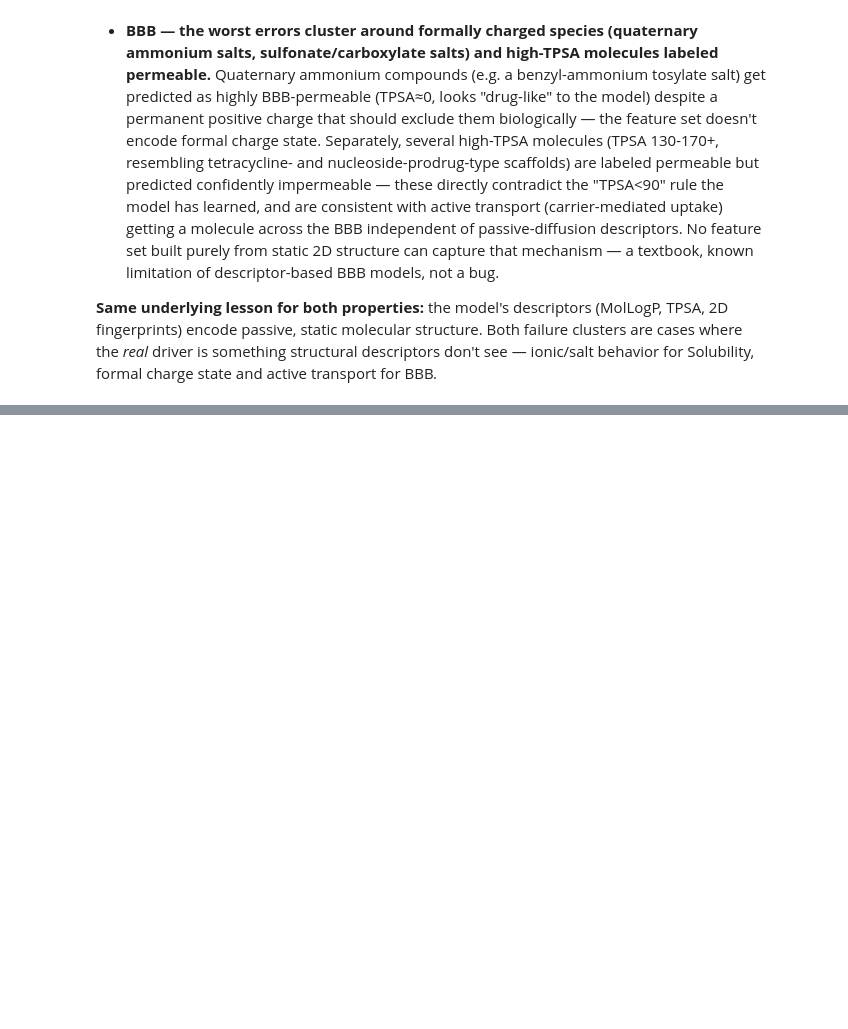
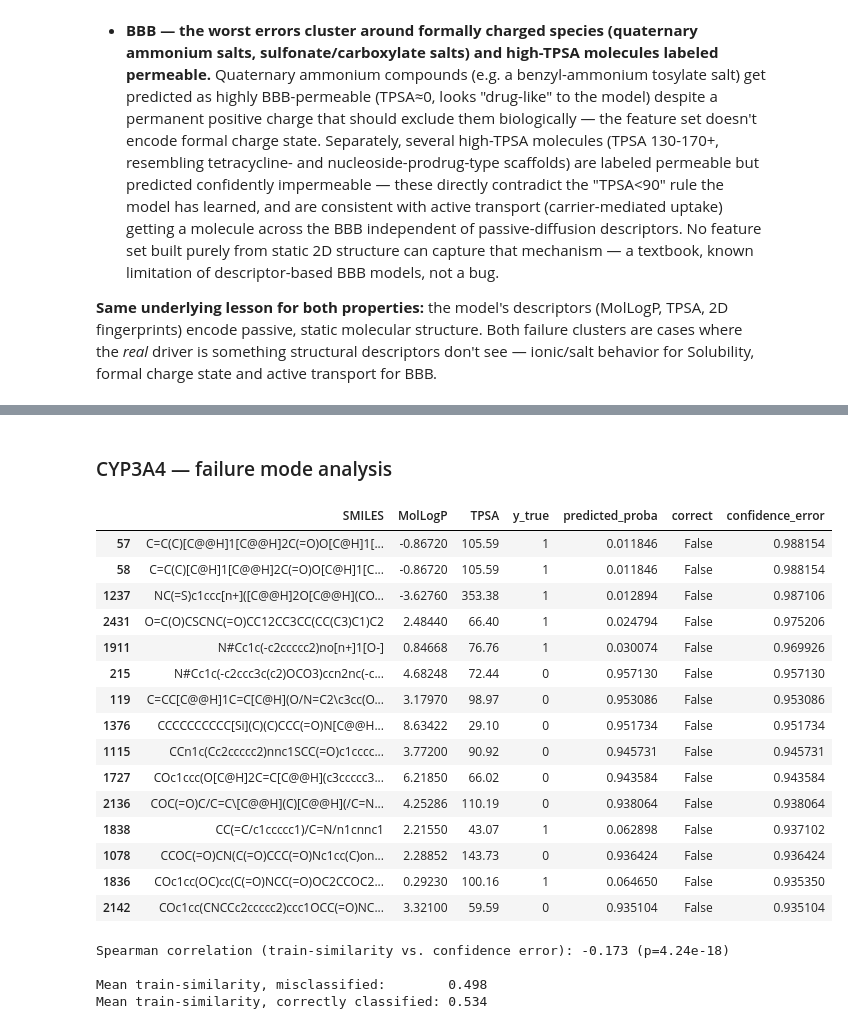
Before and after one commit to tuhinc5203/admet-property-prediction, a Jupyter notebook: Model_Improvement.ipynb, the cells around one changed output, grey strips where cells are left out. Cells and saved outputs as stored; diff of their text form; code cells hidden in the pictures; blank space fills up the shorter version.

```diff
--- a/Model_Improvement.ipynb
+++ b/Model_Improvement.ipynb
@@ -913,0 +1172,22 @@ Mean train-similarity, correctly classified: 0.415
+# %%
+xgb_cyp3a4_search = RandomizedSearchCV(
+    estimator=XGBClassifier(scale_pos_weight=scale_pos_weight_cyp3a4, random_state=42),
+    param_distributions=xgb_param_grid,
+    n_iter=15,
+    cv=GroupKFold(n_splits=5),
+    scoring=proba_auprc,
+    random_state=42,
+    n_jobs=-1,
+)
+xgb_cyp3a4_search.fit(X_cyp3a4_train, y_cyp3a4_train, groups=cyp3a4_groups)
+
+print(f"Best CV AUPRC: {xgb_cyp3a4_search.best_score_:.3f}")
+print(f"Best params: {xgb_cyp3a4_search.best_params_}")
+
+xgb_cyp3a4_tuned_metrics = evaluate_classification(xgb_cyp3a4_search.best_estimator_, X_cyp3a4_test, y_cyp3a4_test)
+xgb_cyp3a4_tuned_metrics['auprc'] = average_precision_score(
+    y_cyp3a4_test, xgb_cyp3a4_search.best_estimator_.predict_proba(X_cyp3a4_test)[:, 1]
+)
+print(f"AUPRC:             {xgb_cyp3a4_tuned_metrics['auprc']:.3f}")
+compare_metrics('CYP3A4: Week 2 RF -> tuned XGBoost', WEEK2_BASELINE['CYP3A4'], xgb_cyp3a4_tuned_metrics)
+compare_metrics('CYP3A4: tuned RF -> tuned XGBoost', rf_cyp3a4_tuned_metrics, xgb_cyp3a4_tuned_metrics)
@@ -913,0 +1237,49 @@ Mean train-similarity, correctly classified: 0.415
+# %% [markdown]
+### CYP3A4 — failure mode analysis
+# %%
+cyp3a4_model = xgb_cyp3a4_search.best_estimator_
+cyp3a4_proba = cyp3a4_model.predict_proba(X_cyp3a4_test)[:, 1]
+cyp3a4_pred = (cyp3a4_proba >= 0.5).astype(int)
+cyp3a4_correct = (cyp3a4_pred == y_cyp3a4_test)
+cyp3a4_conf_error = np.where(y_cyp3a4_test == 1, 1 - cyp3a4_proba, cyp3a4_proba)
+
+cyp3a4_fail_df = pd.DataFrame({
+    'SMILES': cyp3a4_test_df['Drug'].values,
+    'MolLogP': X_cyp3a4_test['MolLogP'].values,
+    'TPSA': X_cyp3a4_test['TPSA'].values,
+    'y_true': y_cyp3a4_test,
+    'predicted_proba': cyp3a4_proba,
+    'correct': cyp3a4_correct,
+    'confidence_error': cyp3a4_conf_error,
+})
+cyp3a4_fail_df.sort_values('confidence_error', ascending=False).head(15)
+# %% [output]
+|  | SMILES | MolLogP | TPSA | y_true | predicted_proba | correct | confidence_error |
+| 57 | C=C(C)[C@@H]1[C@@H]2C(=O)O[C@H]1[... | -0.86720 | 105.59 | 1 | 0.011846 | False | 0.988154 |
+| 58 | C=C(C)[C@H]1[C@@H]2C(=O)O[C@H]1[C... | -0.86720 | 105.59 | 1 | 0.011846 | False | 0.988154 |
+| 1237 | NC(=S)c1ccc[n+]([C@@H]2O[C@@H](CO... | -3.62760 | 353.38 | 1 | 0.012894 | False | 0.987106 |
+| 2431 | O=C(O)CSCNC(=O)CC12CC3CC(CC(C3)C1)C2 | 2.48440 | 66.40 | 1 | 0.024794 | False | 0.975206 |
+| 1911 | N#Cc1c(-c2ccccc2)no[n+]1[O-] | 0.84668 | 76.76 | 1 | 0.030074 | False | 0.969926 |
+| 215 | N#Cc1c(-c2ccc3c(c2)OCO3)ccn2nc(-c... | 4.68248 | 72.44 | 0 | 0.957130 | False | 0.957130 |
+| 119 | C=CC[C@@H]1C=C[C@H](O/N=C2\c3cc(O... | 3.17970 | 98.97 | 0 | 0.953086 | False | 0.953086 |
+| 1376 | CCCCCCCCCC[Si](C)(C)CCC(=O)N[C@@H... | 8.63422 | 29.10 | 0 | 0.951734 | False | 0.951734 |
+| 1115 | CCn1c(Cc2ccccc2)nnc1SCC(=O)c1cccc... | 3.77200 | 90.92 | 0 | 0.945731 | False | 0.945731 |
+| 1727 | COc1ccc(O[C@H]2C=C[C@@H](c3ccccc3... | 6.21850 | 66.02 | 0 | 0.943584 | False | 0.943584 |
+| 2136 | COC(=O)C/C=C\[C@@H](C)[C@@H](/C=N... | 4.25286 | 110.19 | 0 | 0.938064 | False | 0.938064 |
+| 1838 | CC(=C/c1ccccc1)/C=N/n1cnnc1 | 2.21550 | 43.07 | 1 | 0.062898 | False | 0.937102 |
+| 1078 | CCOC(=O)CN(C(=O)CCC(=O)Nc1cc(C)on... | 2.28852 | 143.73 | 0 | 0.936424 | False | 0.936424 |
+| 1836 | COc1cc(OC)cc(C(=O)NCC(=O)OC2CCOC2... | 0.29230 | 100.16 | 1 | 0.064650 | False | 0.935350 |
+| 2142 | COc1cc(CNCCc2ccccc2)ccc1OCC(=O)NC... | 3.32100 | 59.59 | 0 | 0.935104 | False | 0.935104 |
+# %%
+cyp3a4_nn_sim = nn_tanimoto_similarity(X_cyp3a4_test[cyp3a4_fp_cols], X_cyp3a4_train[cyp3a4_fp_cols])
+
+corr, pval = spearmanr(cyp3a4_nn_sim, cyp3a4_conf_error)
+print(f"Spearman correlation (train-similarity vs. confidence error): {corr:.3f} (p={pval:.2e})")
+
+print(f"\nMean train-similarity, misclassified:        {cyp3a4_nn_sim[~cyp3a4_correct].mean():.3f}")
+print(f"Mean train-similarity, correctly classified: {cyp3a4_nn_sim[cyp3a4_correct].mean():.3f}")
+# %% [output]
+Spearman correlation (train-similarity vs. confidence error): -0.173 (p=4.24e-18)
+
+Mean train-similarity, misclassified:        0.498
+Mean train-similarity, correctly classified: 0.534
```
Also changed, not shown: parts of 33 cells of this notebook, 2 other files.
